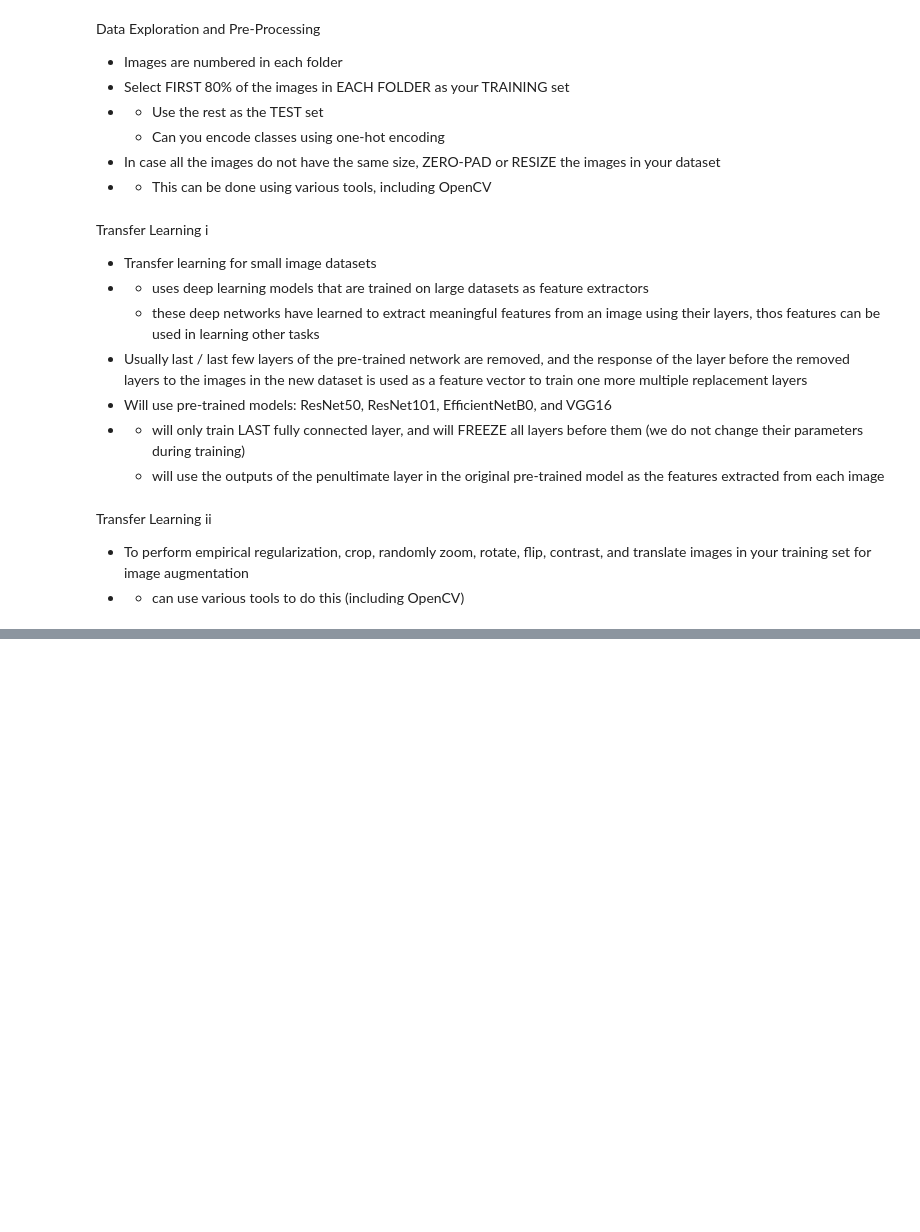
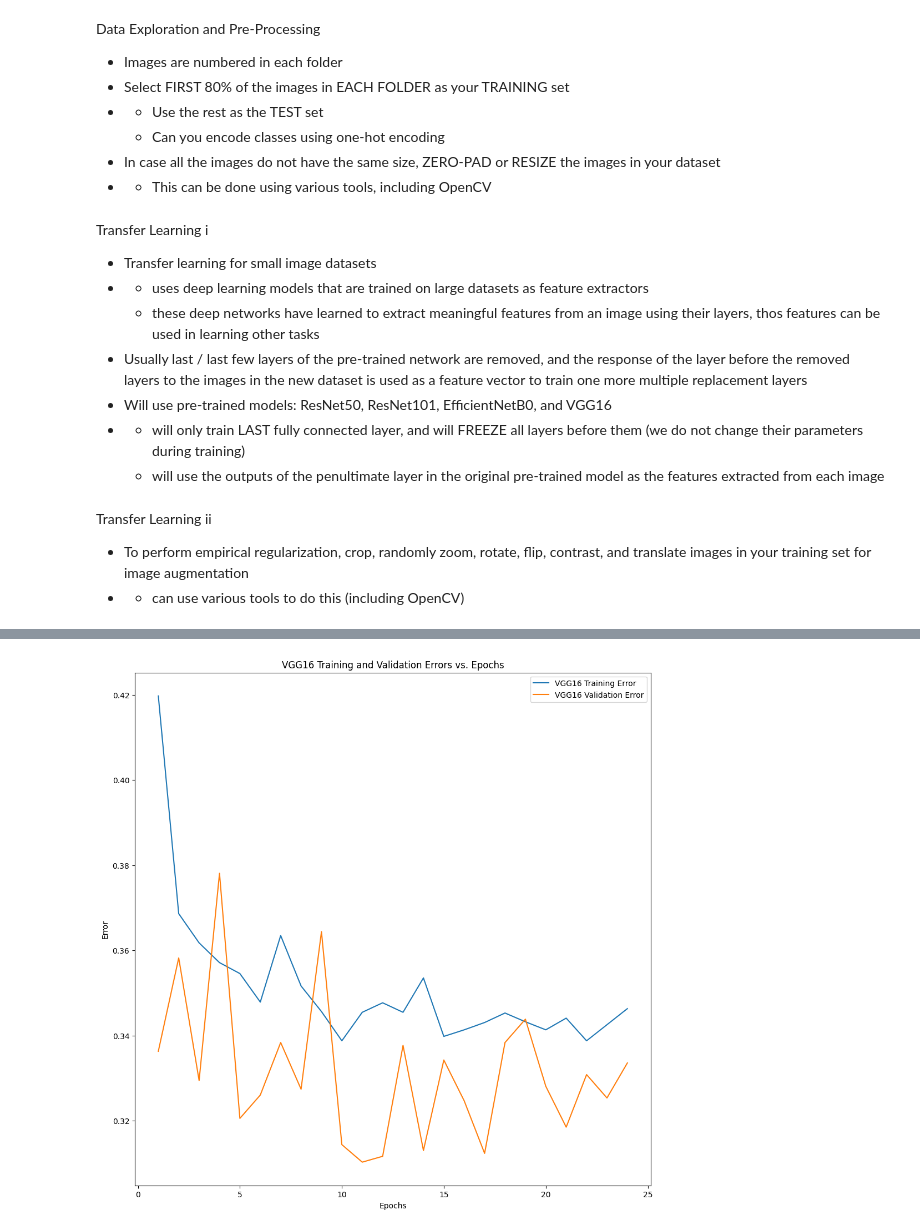
Before and after one commit to brynndafoe02/dsci552_summer2026, a Jupyter notebook: Dafoe_Brynn_FP/notebook/Dafoe_Brynn_Project.ipynb, the cells around one changed output, grey strips where cells are left out. Cells and saved outputs as stored; diff of their text form; code cells hidden in the pictures; blank space fills up the shorter version.

```diff
--- a/Dafoe_Brynn_FP/notebook/Dafoe_Brynn_Project.ipynb
+++ b/Dafoe_Brynn_FP/notebook/Dafoe_Brynn_Project.ipynb
@@ -255,0 +754,69 @@ KeyboardInterrupt:
+# %%
+# VGG16 plot training and validation errors vs. epochs
+vgg_train_acc = np.array(history_vgg.history['accuracy'])
+vgg_val_acc = np.array(history_vgg.history['val_accuracy'])
+vgg_train_error = 1 - vgg_train_acc
+vgg_val_error = 1 - vgg_val_acc
+vgg_epochs = np.arange(1, len(vgg_train_error) + 1)
+
+plt.figure(figsize=(12, 12))
+plt.plot(vgg_epochs, vgg_train_error, label='VGG16 Training Error')
+plt.plot(vgg_epochs, vgg_val_error, label='VGG16 Validation Error')
+plt.xlabel("Epochs")
+plt.ylabel("Error")
+plt.title("VGG16 Training and Validation Errors vs. Epochs")
+plt.legend()
+plt.show()
+
+# training Precision, Recall, AUC, F1 Score
+vgg_Y_train_probs = vgg_fm.predict(X_train)
+
+vgg_Y_train_true = np.argmax(Y_train, axis=1)
+vgg_Y_train_pred = np.argmax(vgg_Y_train_probs, axis=1)
+
+vgg_train_precision = precision_score(vgg_Y_train_true, vgg_Y_train_pred, average='weighted', zero_division=0)
+vgg_train_recall = recall_score(vgg_Y_train_true, vgg_Y_train_pred, average='weighted', zero_division=0)
+vgg_train_f1 = f1_score(vgg_Y_train_true, vgg_Y_train_pred, average='weighted', zero_division=0)
+vgg_train_auc = roc_auc_score(Y_train, vgg_Y_train_probs, average='weighted', multi_class='ovr')
+
+print("VGG16 TRAINING Scores:")
+print(f"\tPrecision: {vgg_train_precision}")
+print(f"\tRecall: {vgg_train_recall}")
+print(f"\tF1 Score: {vgg_train_f1}")
+print(f"\tAUC: {vgg_train_auc}")
+
+# testing Precision, Recall, AUC, F1 Score
+vgg_Y_test_probs = vgg_fm.predict(X_test)
+
+vgg_Y_test_true = np.argmax(Y_test, axis=1)
+vgg_Y_test_pred = np.argmax(vgg_Y_test_probs, axis=1)
+
+vgg_test_precision = precision_score(vgg_Y_test_true, vgg_Y_test_pred, average='weighted', zero_division=0)
+vgg_test_recall = recall_score(vgg_Y_test_true, vgg_Y_test_pred, average='weighted', zero_division=0)
+vgg_test_f1 = f1_score(vgg_Y_test_true, vgg_Y_test_pred, average='weighted', zero_division=0)
+vgg_test_auc = roc_auc_score(Y_test, vgg_Y_test_probs, average='weighted', multi_class='ovr')
+
+print("VGG16 TESTING Scores:")
+print(f"\tPrecision: {vgg_test_precision}")
+print(f"\tRecall: {vgg_test_recall}")
+print(f"\tF1 Score: {vgg_test_f1}")
+print(f"\tAUC: {vgg_test_auc}")
+
+# validation Precision, Recall, AUC, F1 Score
+vgg_Y_val_probs = vgg_fm.predict(X_val)
+
+vgg_Y_val_true = np.argmax(Y_val, axis=1)
+vgg_Y_val_pred = np.argmax(vgg_Y_val_probs, axis=1)
+
+vgg_val_precision = precision_score(vgg_Y_val_true, vgg_Y_val_pred, average='weighted', zero_division=0)
+vgg_val_recall = recall_score(vgg_Y_val_true, vgg_Y_val_pred, average='weighted', zero_division=0)
+vgg_val_f1 = f1_score(vgg_Y_val_true, vgg_Y_val_pred, average='weighted', zero_division=0)
+vgg_val_auc = roc_auc_score(Y_val, vgg_Y_val_probs, average='weighted', multi_class='ovr')
+
+print("VGG16 VALIDATION Scores:")
+print(f"\tPrecision: {vgg_val_precision}")
+print(f"\tRecall: {vgg_val_recall}")
+print(f"\tF1 Score: {vgg_val_f1}")
+print(f"\tAUC: {vgg_val_auc}")
+# %% [output]
+[figure, added]
```
Also changed, not shown: parts of 17 cells of this notebook.
